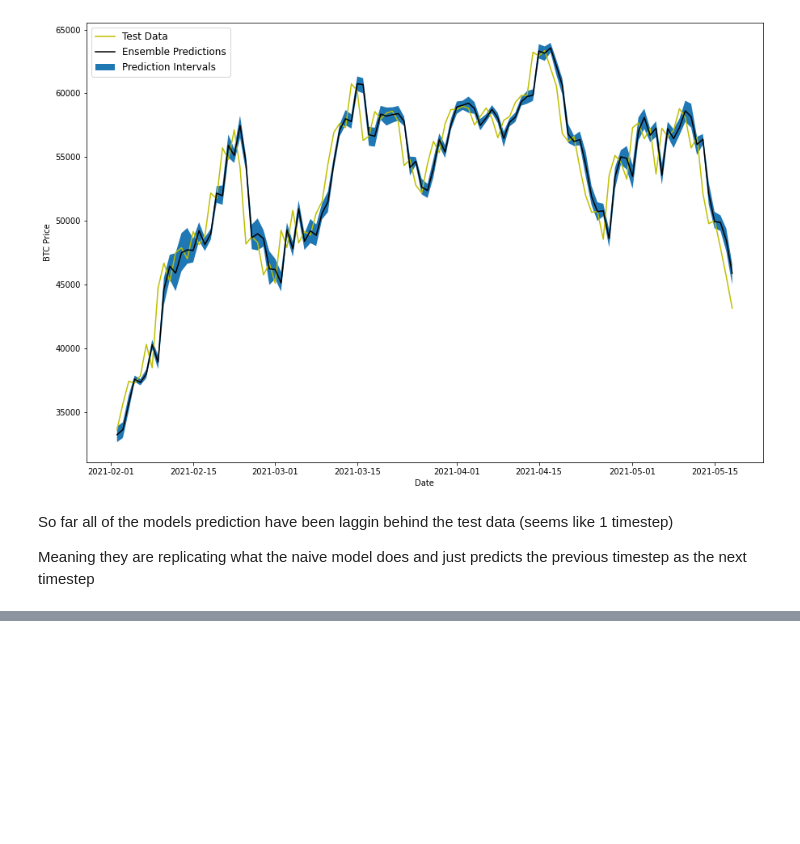
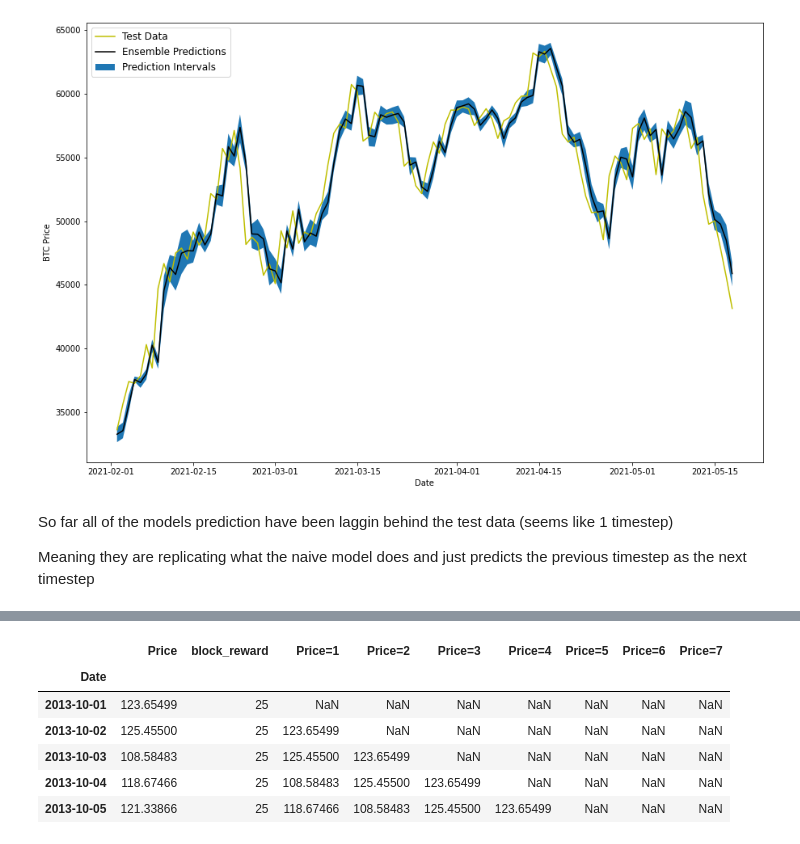
Before and after one commit to SilahicAmil/End-To-End-Time-Series-Forcasting, a Jupyter notebook: Time_Series_Forecasting_BitPredict.ipynb, the cells around one changed output, grey strips where cells are left out. Drawn from its saved outputs; the diff is of its cells as text; code cells hidden in the pictures; blank space fills up the shorter version.

```diff
--- a/Time_Series_Forecasting_BitPredict.ipynb
+++ b/Time_Series_Forecasting_BitPredict.ipynb
@@ -2040,0 +2046,10 @@ Meaning they are replicating what the naive model does and just predicts the pre
+# %%
+bitcoin_prices_windowed.head()
+# %% [output]
+|  | Price | block_reward | Price=1 | Price=2 | Price=3 | Price=4 | Price=5 | Price=6 | Price=7 |
+| Date |  |  |  |  |  |  |  |  |  |
+| 2013-10-01 | 123.65499 | 25 | NaN | NaN | NaN | NaN | NaN | NaN | NaN |
+| 2013-10-02 | 125.45500 | 25 | 123.65499 | NaN | NaN | NaN | NaN | NaN | NaN |
+| 2013-10-03 | 108.58483 | 25 | 125.45500 | 123.65499 | NaN | NaN | NaN | NaN | NaN |
+| 2013-10-04 | 118.67466 | 25 | 108.58483 | 125.45500 | 123.65499 | NaN | NaN | NaN | NaN |
+| 2013-10-05 | 121.33866 | 25 | 118.67466 | 108.58483 | 125.45500 | 123.65499 | NaN | NaN | NaN |
```
Also changed, not shown: parts of 29 cells of this notebook.
